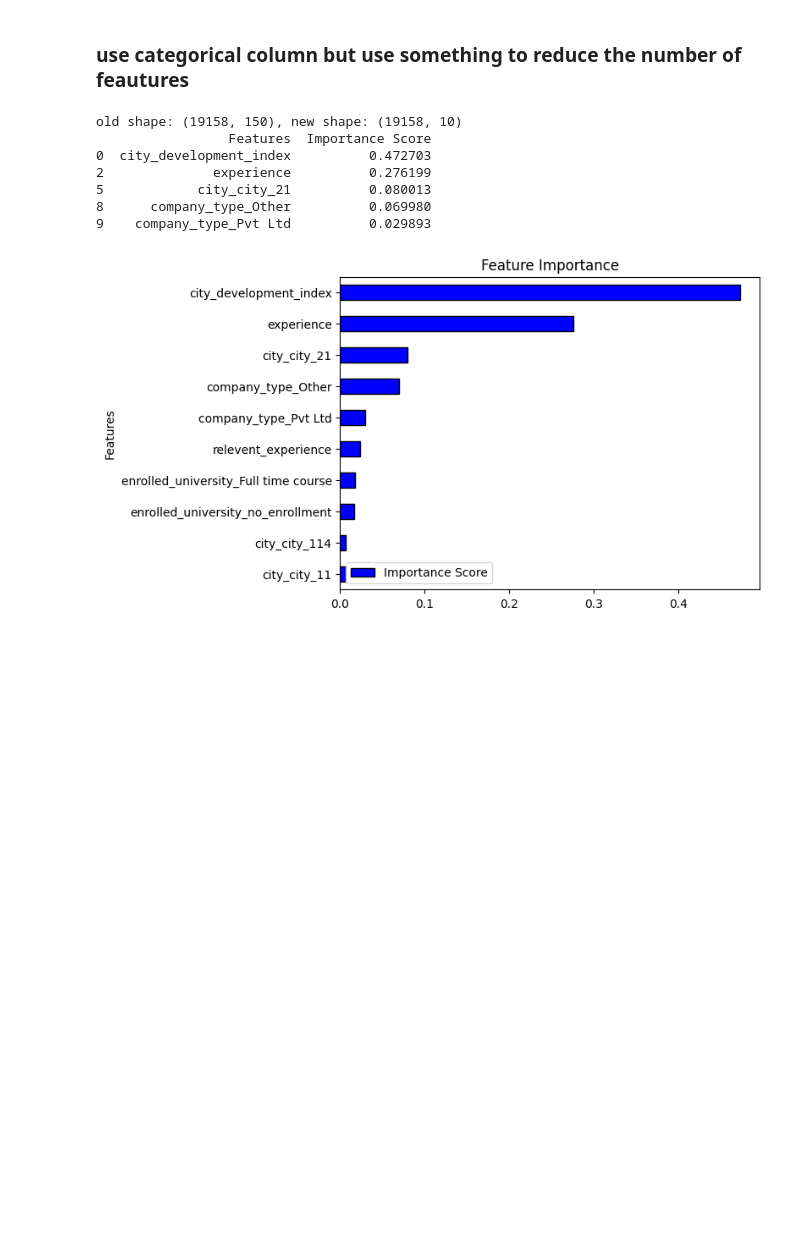
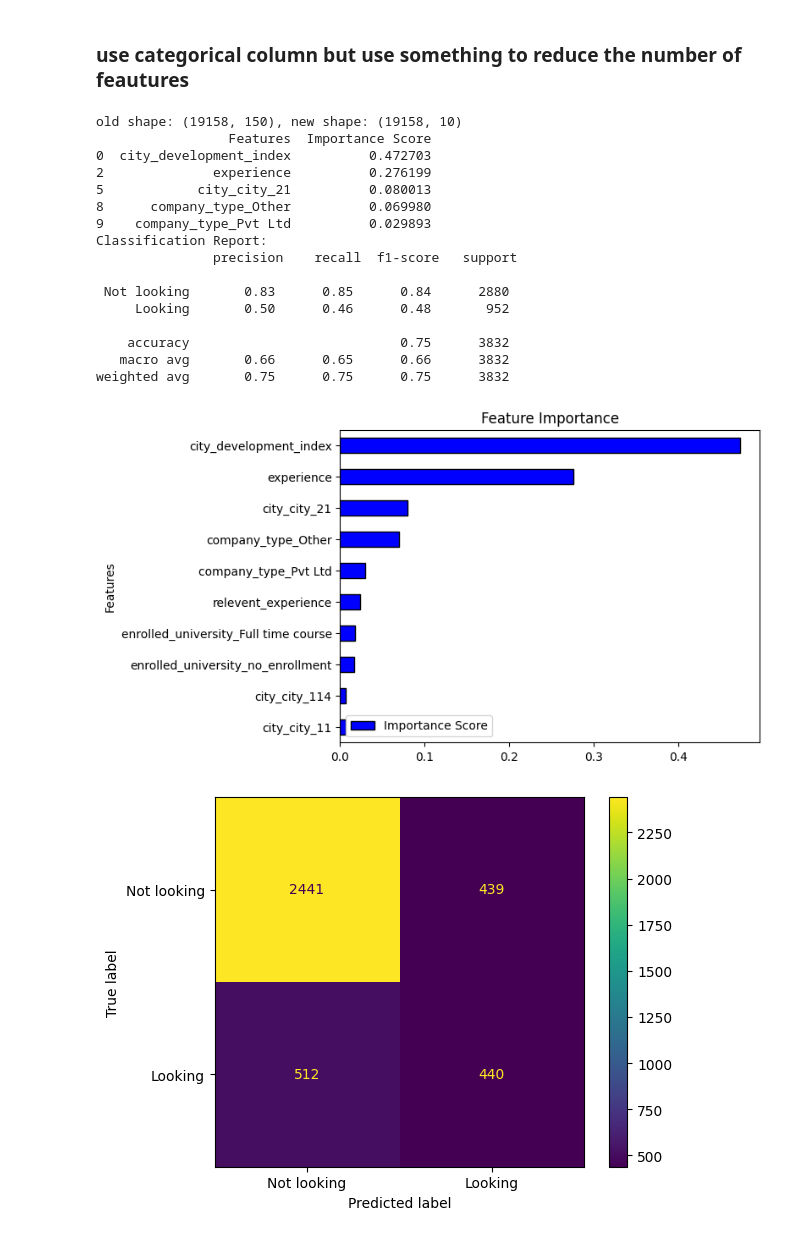
Before and after one commit to simone-viozzi/interviews-data-science-assignment, a Jupyter notebook: loyal_employees.ipynb, the cells around one changed output. Drawn from its saved outputs; the diff is of its cells as text; code cells hidden in the pictures; blank space fills up the shorter version.

```diff
--- a/loyal_employees.ipynb
+++ b/loyal_employees.ipynb
@@ -112,30 +158,45 @@ from sklearn.feature_selection import SelectKBest
 from sklearn.feature_selection import f_classif
 
 X, y = get_X_y(dataset)
 
 k_best = SelectKBest(f_classif, k=10)
 
 X = pd.get_dummies(X, columns=categorical_cols)
 
 # select only the best features
 X_new = k_best.fit_transform(X, y)
 new_features_names = X.columns[k_best.get_support()]
 print(f"old shape: {X.shape}, new shape: {X_new.shape}")
 
 X = pd.DataFrame(X_new, columns=new_features_names, index=X.index)
 
 X_train, X_test, y_train, y_test = train_test_split(X, y, test_size=0.2, random_state=42)
 
 model = RandomForestClassifier(n_estimators=100, random_state=42)
 model.fit(X_train, y_train)
 
 plot_feature_importance(model.feature_importances_, new_features_names)
+
+classification_eval(
+    y_test=y_test,
+    y_pred=model.predict(X_test),
+)
 # %% [output]
 old shape: (19158, 150), new shape: (19158, 10)
                  Features  Importance Score
 0  city_development_index          0.472703
 2              experience          0.276199
 5            city_city_21          0.080013
 8      company_type_Other          0.069980
 9    company_type_Pvt Ltd          0.029893
+Classification Report:
+               precision    recall  f1-score   support
+
+ Not looking       0.83      0.85      0.84      2880
+     Looking       0.50      0.46      0.48       952
+
+    accuracy                           0.75      3832
+   macro avg       0.66      0.65      0.66      3832
+weighted avg       0.75      0.75      0.75      3832
 [figure]
+[figure, added]
```
Also changed, not shown: parts of 4 cells of this notebook.
